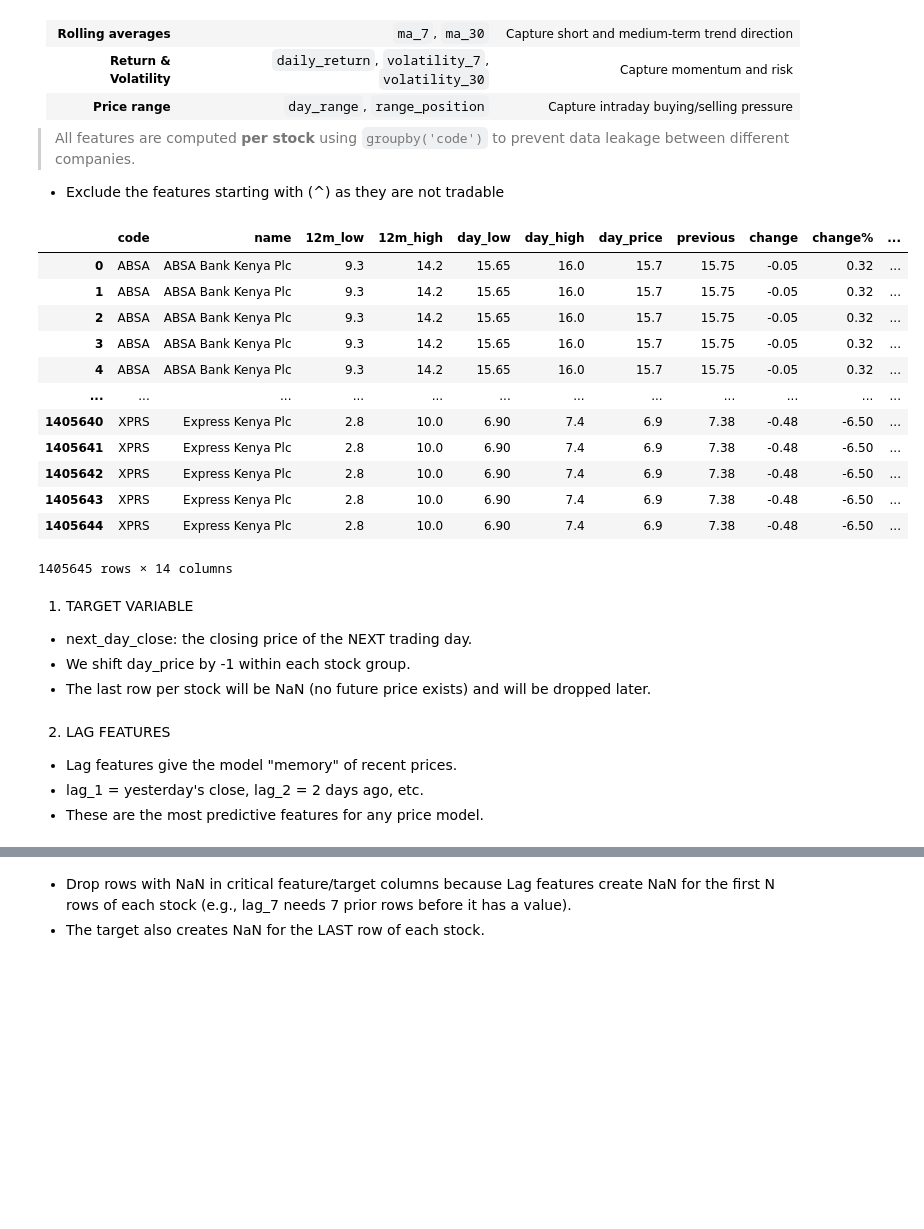
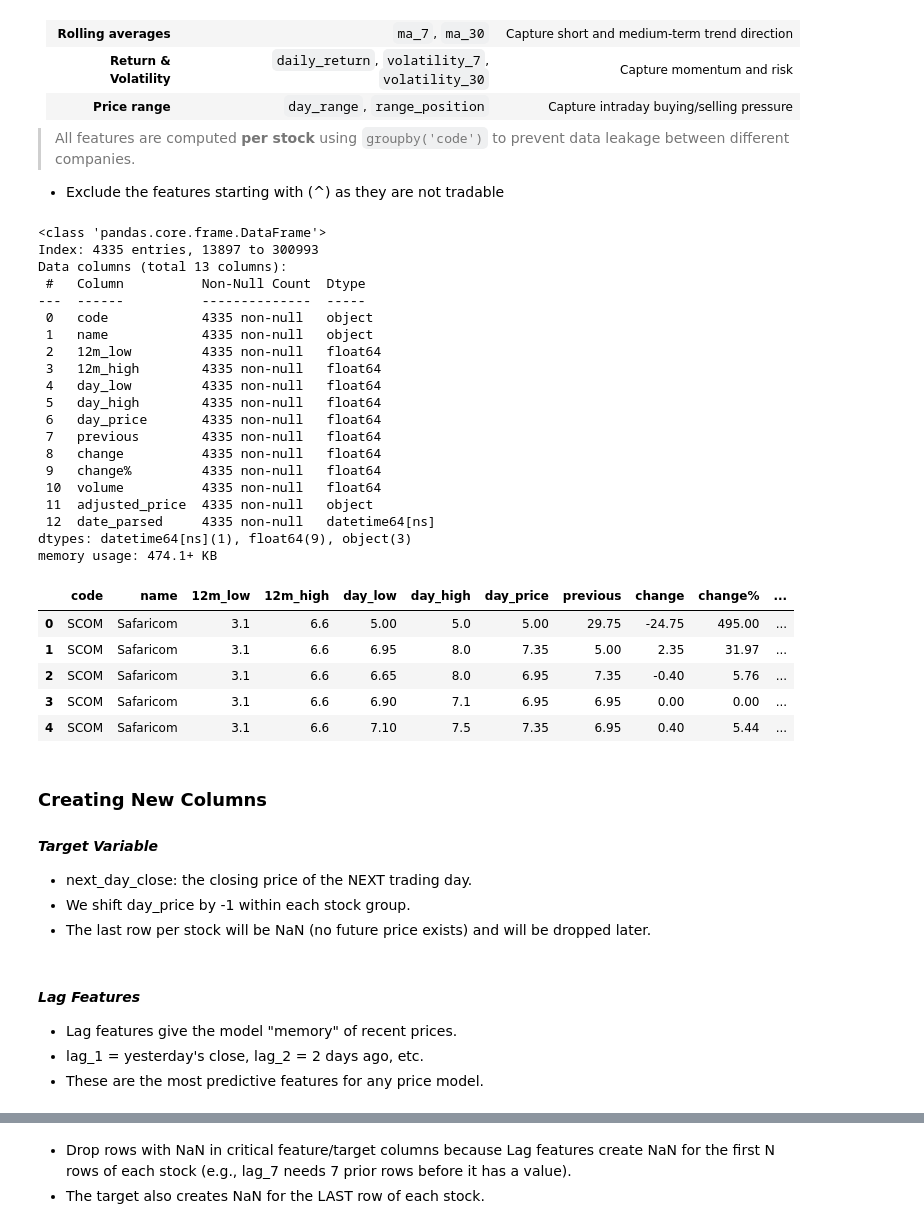
Before and after one commit to Assesa44/Stock-Market-Prediction, a Jupyter notebook: notebooks/business_understanding.ipynb, the cells around one changed output, grey strips where cells are left out. Drawn from its saved outputs; the diff is of its cells as text; code cells hidden in the pictures; blank space fills up the shorter version.

Commit message:
chore: clean up feature engineering section

```diff
--- a/notebooks/business_understanding.ipynb
+++ b/notebooks/business_understanding.ipynb
@@ -1341,3 +1345,6 @@ plt.show()
+# %%
+# Delete every unnecesary column in preparation to feature engineering
+scom = scom.drop(columns= ['return', 'ma_20', 'volatility', 'range'])
 # %% [markdown]
 ##  **Feature Engineering**
 
@@ -1360,30 +1367,48 @@ The features we build fall into four categories:
 
 - Exclude the features starting with (^) as they are not tradable
 # %%
-# Work on a clean copy so cleaning_df stays untouched
-features_df = cleaning_df[~cleaning_df['code'].str.startswith('^')].copy()
+# Work on a clean copy so scom stays untouched
+scom_df = scom.copy()
 
 # Sort by stock code and date — critical for correct lag/rolling calculations
-features_df = features_df.sort_values(['code', 'date_parsed']).reset_index(drop=True)
+scom_df = scom_df.sort_values(['code', 'date_parsed']).reset_index(drop=True)
+# %%
+# Inspect data summary
+scom.info()
+# %% [output]
+<class 'pandas.core.frame.DataFrame'>
+Index: 4335 entries, 13897 to 300993
+Data columns (total 13 columns):
+ #   Column          Non-Null Count  Dtype
+---  ------          --------------  -----
+ 0   code            4335 non-null   object
+ 1   name            4335 non-null   object
+ 2   12m_low         4335 non-null   float64
+ 3   12m_high        4335 non-null   float64
+ 4   day_low         4335 non-null   float64
+ 5   day_high        4335 non-null   float64
+ 6   day_price       4335 non-null   float64
+ 7   previous        4335 non-null   float64
+ 8   change          4335 non-null   float64
+ 9   change%         4335 non-null   float64
+ 10  volume          4335 non-null   float64
+ 11  adjusted_price  4335 non-null   object
+ 12  date_parsed     4335 non-null   datetime64[ns]
+dtypes: datetime64[ns](1), float64(9), object(3)
+memory usage: 474.1+ KB
 # %%
-features_df
+# Review first 5 rows
+scom_df.head()
 # %% [output]
 |  | code | name | 12m_low | 12m_high | day_low | day_high | day_price | previous | change | change% | ... |
-| 0 | ABSA | ABSA Bank Kenya Plc | 9.3 | 14.2 | 15.65 | 16.0 | 15.7 | 15.75 | -0.05 | 0.32 | ... |
-| 1 | ABSA | ABSA Bank Kenya Plc | 9.3 | 14.2 | 15.65 | 16.0 | 15.7 | 15.75 | -0.05 | 0.32 | ... |
-| 2 | ABSA | ABSA Bank Kenya Plc | 9.3 | 14.2 | 15.65 | 16.0 | 15.7 | 15.75 | -0.05 | 0.32 | ... |
-| 3 | ABSA | ABSA Bank Kenya Plc | 9.3 | 14.2 | 15.65 | 16.0 | 15.7 | 15.75 | -0.05 | 0.32 | ... |
-| 4 | ABSA | ABSA Bank Kenya Plc | 9.3 | 14.2 | 15.65 | 16.0 | 15.7 | 15.75 | -0.05 | 0.32 | ... |
-| ... | ... | ... | ... | ... | ... | ... | ... | ... | ... | ... | ... |
-| 1405640 | XPRS | Express Kenya Plc | 2.8 | 10.0 | 6.90 | 7.4 | 6.9 | 7.38 | -0.48 | -6.50 | ... |
-| 1405641 | XPRS | Express Kenya Plc | 2.8 | 10.0 | 6.90 | 7.4 | 6.9 | 7.38 | -0.48 | -6.50 | ... |
-| 1405642 | XPRS | Express Kenya Plc | 2.8 | 10.0 | 6.90 | 7.4 | 6.9 | 7.38 | -0.48 | -6.50 | ... |
-| 1405643 | XPRS | Express Kenya Plc | 2.8 | 10.0 | 6.90 | 7.4 | 6.9 | 7.38 | -0.48 | -6.50 | ... |
-| 1405644 | XPRS | Express Kenya Plc | 2.8 | 10.0 | 6.90 | 7.4 | 6.9 | 7.38 | -0.48 | -6.50 | ... |
+| 0 | SCOM | Safaricom | 3.1 | 6.6 | 5.00 | 5.0 | 5.00 | 29.75 | -24.75 | 495.00 | ... |
+| 1 | SCOM | Safaricom | 3.1 | 6.6 | 6.95 | 8.0 | 7.35 | 5.00 | 2.35 | 31.97 | ... |
+| 2 | SCOM | Safaricom | 3.1 | 6.6 | 6.65 | 8.0 | 6.95 | 7.35 | -0.40 | 5.76 | ... |
+| 3 | SCOM | Safaricom | 3.1 | 6.6 | 6.90 | 7.1 | 6.95 | 6.95 | 0.00 | 0.00 | ... |
+| 4 | SCOM | Safaricom | 3.1 | 6.6 | 7.10 | 7.5 | 7.35 | 6.95 | 0.40 | 5.44 | ... |
-1405645 rows × 14 columns
 # %% [markdown]
-
-1. TARGET VARIABLE
+### **Creating New Columns**
+#### *Target Variable*
  - next_day_close: the closing price of the NEXT trading day.
  - We shift day_price by -1 within each stock group.
  - The last row per stock will be NaN (no future price exists)  and will be dropped later.
@@ -1392,5 +1418,5 @@ features_df['next_day_close'] = features_df.groupby('code')['day_price'].shift(-
 # %% [markdown]
-2. LAG FEATURES
+#### *Lag Features*
  - Lag features give the model "memory" of recent prices.
  - lag_1 = yesterday's close, lag_2 = 2 days ago, etc.
  - These are the most predictive features for any price model.
```
Also changed, not shown: parts of 17 cells of this notebook.
